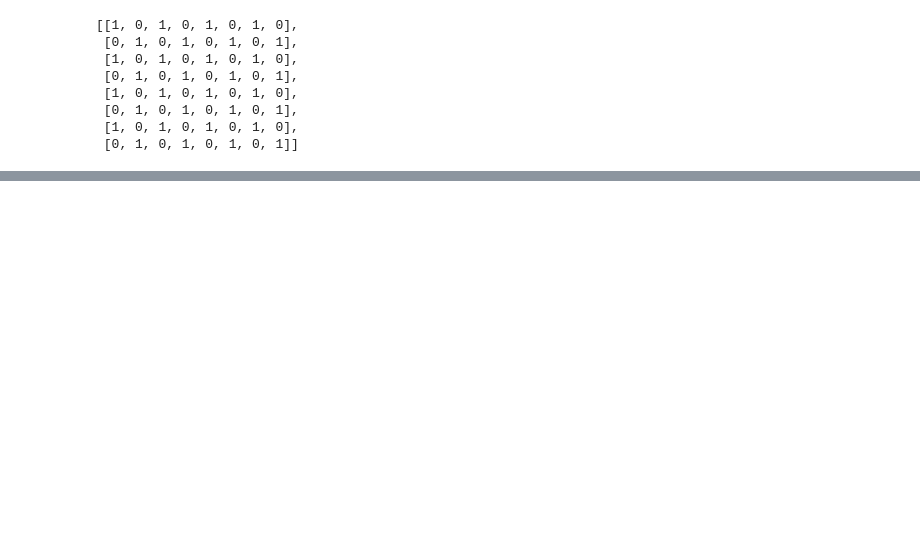
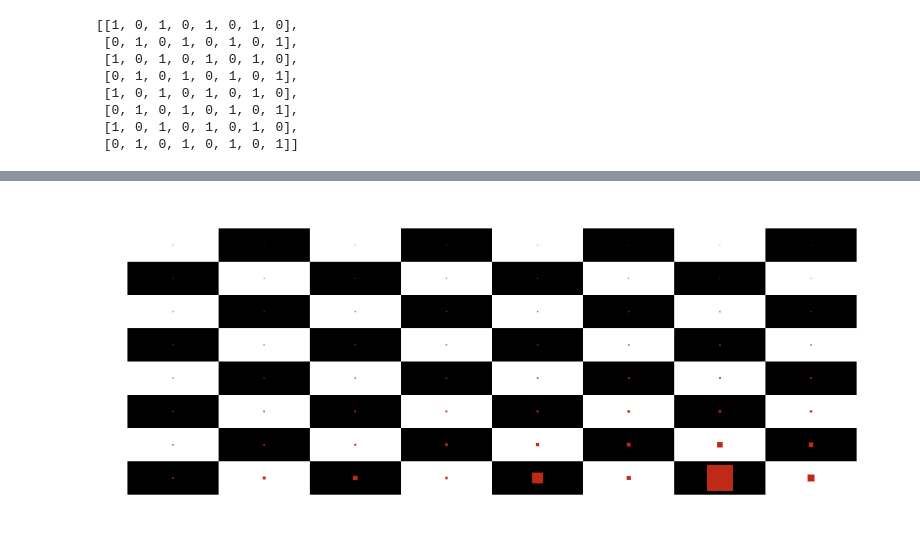
Before and after one commit to Exileus/DataVis2021, a Jupyter notebook: project_2/chessboard.ipynb, the cells around one changed output, grey strips where cells are left out. Saved outputs shown, nothing was run; the diff lists cells and outputs as text; code cells hidden in the pictures; blank space fills up the shorter version.

```diff
--- a/project_2/chessboard.ipynb
+++ b/project_2/chessboard.ipynb
@@ -48,5 +61,5 @@ print(df1)
 # %%
 x_coords = ["A", "B", "C", "D", "E", "F", "G", "H"]
-replacer = {i+1: x for i, x in enumerate(x_coords)}
+replacer = {i: x for i, x in enumerate(x_coords)}
 replacer
 # %% [output]
@@ -54,5 +67,8 @@ replacer
 # %%
 df2 = df1.stack().reset_index().rename(columns={"level_0":"rows","level_1":"cols",0:"freq"})
-df2.iloc[:,0:2] = df2.iloc[:,0:2].apply(lambda x:x+1)
+df2.iloc[:,0:2] = df2.iloc[:,0:2].apply(lambda x:x)
 df2["letters"] = df2.cols.replace(replacer)
+# %%
+df2["count"] = df2["freq"]
+df2["freq"] = np.round(df2["freq"] / df2["freq"].sum() * 100, 2)
 # %%
@@ -128,0 +139,40 @@ fig.show(
+# %%
+def getHeatmap(dataframe: pd.DataFrame):
+    """DataFrame must have columns named:
+    rows => 1 to 8
+    letters => A to H
+    freq => frequency"""
+    freq = np.round(df2["freq"] / df2["freq"].sum() * 100, 2)
+    heatmap = go.Scatter(
+        x0=0,
+        y0=0,
+        dx=0,
+        x=dataframe["cols"],
+        y=dataframe["rows"],
+        name="",
+        mode="markers",
+        opacity=1,
+        marker_symbol="square",
+        marker_line_color="#c12917",
+        marker_size=freq,
+        marker_sizeref=freq.max()/40,
+        marker_sizemin=0,
+        marker_sizemode="diameter",
+        marker_opacity=1,
+        marker_color="#c12917",
+        hovertext=freq,
+        hoverinfo="all",
+        # TODO
+        hovertemplate="<b>Test</b>: %{hovertext} - %{marker_size}<br>number: 1<extra></extra>",
+    )
+    return heatmap
+# %%
+fig = getChessboard()
+
+fig.add_trace(getHeatmap(df2))
+
+fig.show(
+    config={"displayModeBar": False, "scrollZoom": False, "showAxisDragHandles": False}
+)
+# %% [output]
+[figure, added]
```
Also changed, not shown: parts of 8 cells of this notebook, 4 other files.
